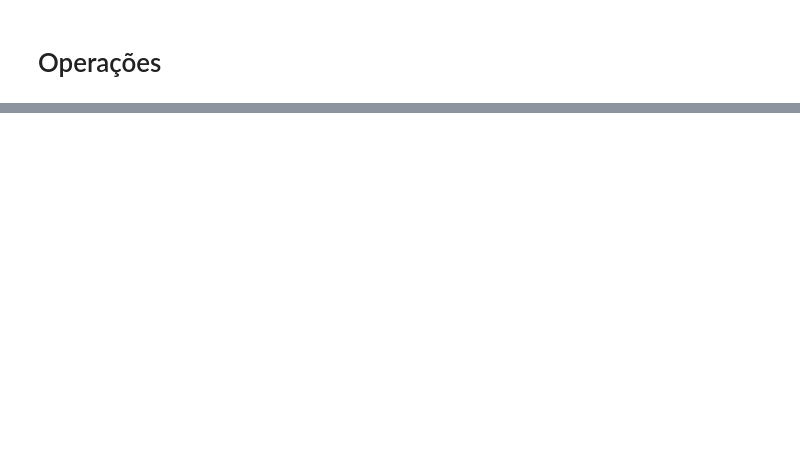
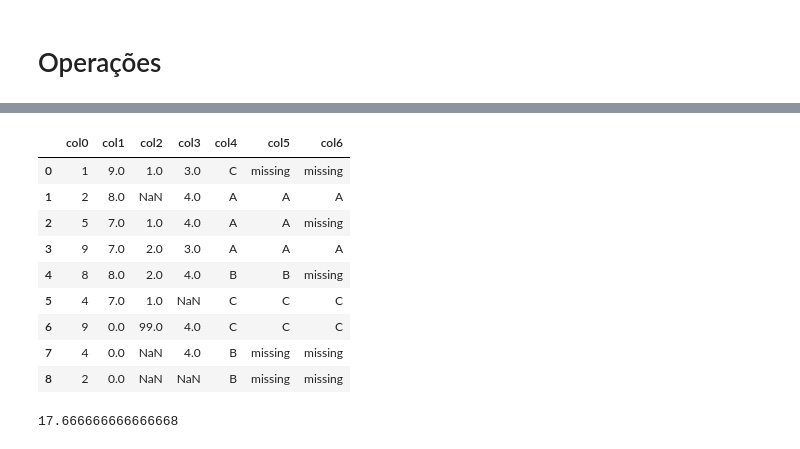
Before and after one commit to cordeirolibel/coderhouse_ds_45735, a Jupyter notebook: Aula06 (Introdução à Manipulação de Dados com Panda (Parte I))/Aula06.ipynb, the cells around one changed output, grey strips where cells are left out. Saved outputs shown, nothing was run; the diff lists cells and outputs as text; code cells hidden in the pictures; blank space fills up the shorter version.

```diff
--- a/Aula06 (Introdução à Manipulação de Dados com Panda (Parte I))/Aula06.ipynb
+++ b/Aula06 (Introdução à Manipulação de Dados com Panda (Parte I))/Aula06.ipynb
@@ -113,0 +416,18 @@ dfa
+# %%
+dfa['col1'] = dfa['col1'].fillna(0)
+dfa
+# %% [output]
+|  | col0 | col1 | col2 | col3 | col4 | col5 | col6 |
+| 0 | 1 | 9.0 | 1.0 | 3.0 | C | missing | missing |
+| 1 | 2 | 8.0 | NaN | 4.0 | A | A | A |
+| 2 | 5 | 7.0 | 1.0 | 4.0 | A | A | missing |
+| 3 | 9 | 7.0 | 2.0 | 3.0 | A | A | A |
+| 4 | 8 | 8.0 | 2.0 | 4.0 | B | B | missing |
+| 5 | 4 | 7.0 | 1.0 | NaN | C | C | C |
+| 6 | 9 | 0.0 | 99.0 | 4.0 | C | C | C |
+| 7 | 4 | 0.0 | NaN | 4.0 | B | missing | missing |
+| 8 | 2 | 0.0 | NaN | NaN | B | missing | missing |
+# %%
+np.nanmean(dfa['col2'])
+# %% [output]
+17.666666666666668
```
Also changed, not shown: parts of 44 cells of this notebook, 1 other file.
